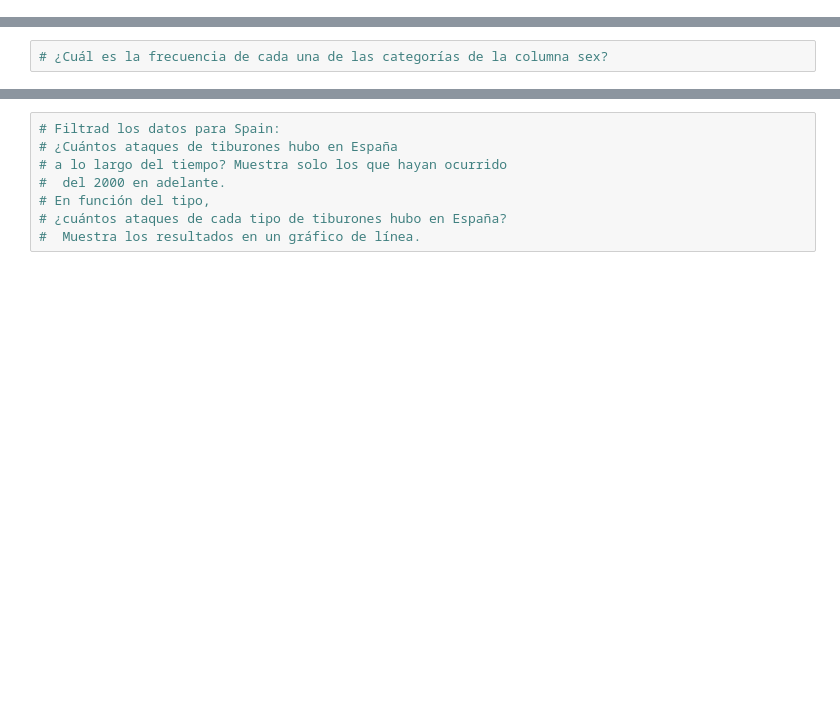
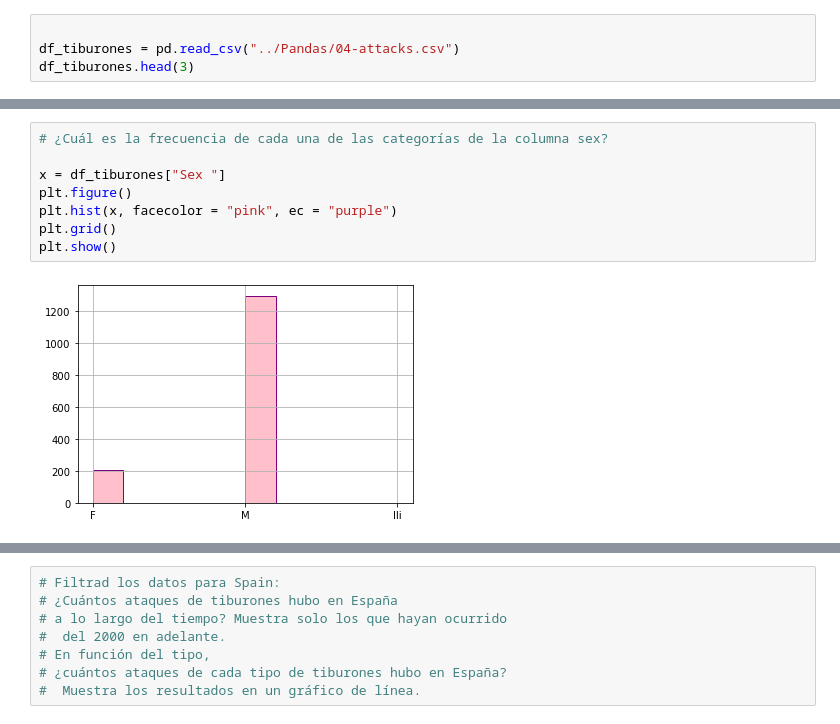
Before and after one commit to Adalab/DA-promoC-modulo-02-Marina-Lourdes-Ana, a Jupyter notebook: Visualizacion/01-Visualizacion_1.ipynb, the cells around one changed output, grey strips where cells are left out. Saved outputs shown, nothing was run; the diff lists cells and outputs as text; blank space fills up the shorter version.

```diff
--- a/Visualizacion/01-Visualizacion_1.ipynb
+++ b/Visualizacion/01-Visualizacion_1.ipynb
@@ -16,0 +27,4 @@
+# %%
+
+df_tiburones = pd.read_csv("../Pandas/04-attacks.csv")
+df_tiburones.head(3)
@@ -17,5 +36,13 @@
 # %%
 # ¿Cuál es la frecuencia de cada una de las categorías de la columna sex?
+
+x = df_tiburones["Sex "]
+plt.figure()
+plt.hist(x, facecolor = "pink", ec = "purple")
+plt.grid()
+plt.show()
+# %% [output]
+[figure, added]
 # %%
 # ¿Cuál es el porcentaje de nulos por columna? Usa un pie chart
 #  donde incluyáis el porcentaje de cada variable en el
```
Also changed, not shown: parts of 12 cells of this notebook.
